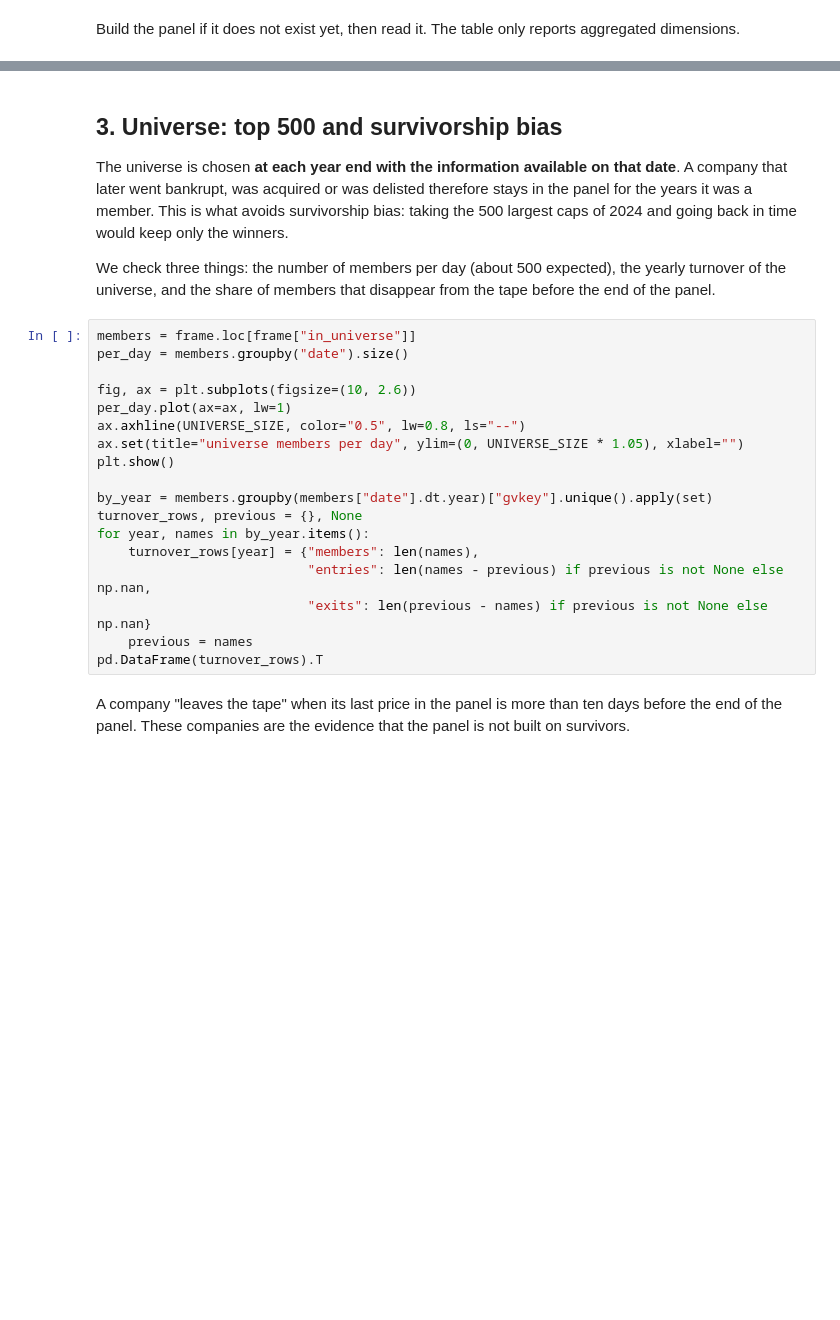
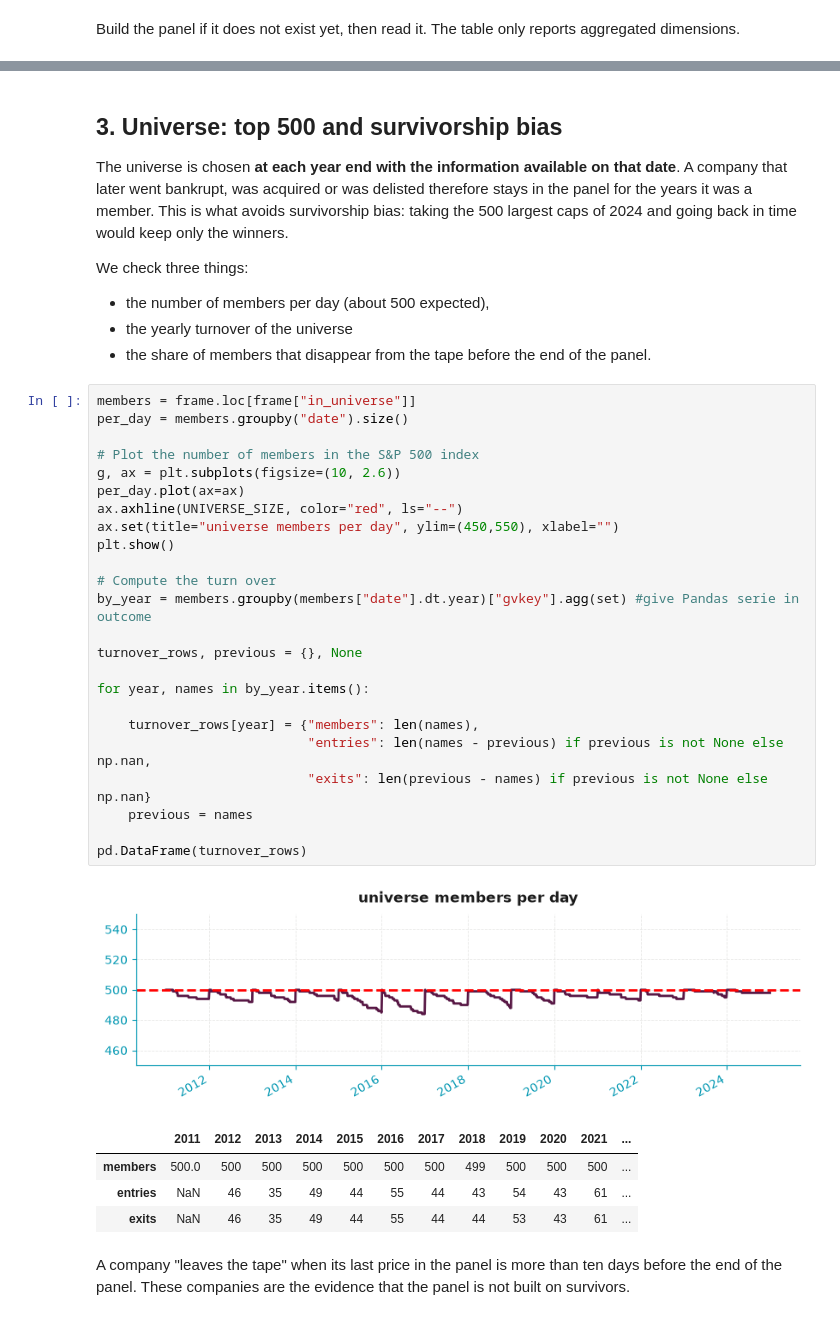
Before and after one commit to gauthierbarre/US-equity-signals, a Jupyter notebook: 01_data.ipynb, the cells around one changed output, grey strips where cells are left out. Cells and saved outputs as stored; diff of their text form; blank space fills up the shorter version.

```diff
--- a/01_data.ipynb
+++ b/01_data.ipynb
@@ -250,27 +257,40 @@ company that later went bankrupt, was acquired or was delisted therefore stays i
 the years it was a member. This is what avoids survivorship bias: taking the 500 largest caps of
 2024 and going back in time would keep only the winners.
 
-We check three things: the number of members per day (about 500 expected), the yearly turnover
-of the universe, and the share of members that disappear from the tape before the end of the
-panel.
+We check three things:
+- the number of members per day (about 500 expected),
+- the yearly turnover of the universe
+- the share of members that disappear from the tape before the end of the panel.
 # %%
 members = frame.loc[frame["in_universe"]]
 per_day = members.groupby("date").size()
 
-fig, ax = plt.subplots(figsize=(10, 2.6))
-per_day.plot(ax=ax, lw=1)
-ax.axhline(UNIVERSE_SIZE, color="0.5", lw=0.8, ls="--")
-ax.set(title="universe members per day", ylim=(0, UNIVERSE_SIZE * 1.05), xlabel="")
+# Plot the number of members in the S&P 500 index
+g, ax = plt.subplots(figsize=(10, 2.6))
+per_day.plot(ax=ax)
+ax.axhline(UNIVERSE_SIZE, color="red", ls="--")
+ax.set(title="universe members per day", ylim=(450,550), xlabel="")
 plt.show()
 
-by_year = members.groupby(members["date"].dt.year)["gvkey"].unique().apply(set)
+# Compute the turn over
+by_year = members.groupby(members["date"].dt.year)["gvkey"].agg(set) #give Pandas serie in outcome
+
 turnover_rows, previous = {}, None
+
 for year, names in by_year.items():
+
     turnover_rows[year] = {"members": len(names),
                            "entries": len(names - previous) if previous is not None else np.nan,
                            "exits": len(previous - names) if previous is not None else np.nan}
     previous = names
-pd.DataFrame(turnover_rows).T
+
+pd.DataFrame(turnover_rows)
+# %% [output]
+[figure, added]
+|  | 2011 | 2012 | 2013 | 2014 | 2015 | 2016 | 2017 | 2018 | 2019 | 2020 | 2021 | ... |
+| members | 500.0 | 500 | 500 | 500 | 500 | 500 | 500 | 499 | 500 | 500 | 500 | ... |
+| entries | NaN | 46 | 35 | 49 | 44 | 55 | 44 | 43 | 54 | 43 | 61 | ... |
+| exits | NaN | 46 | 35 | 49 | 44 | 55 | 44 | 44 | 53 | 43 | 61 | ... |
 # %% [markdown]
 A company "leaves the tape" when its last price in the panel is more than ten days before the end
 of the panel. These companies are the evidence that the panel is not built on survivors.
```
Also changed, not shown: parts of 7 cells of this notebook, 1 other file.
